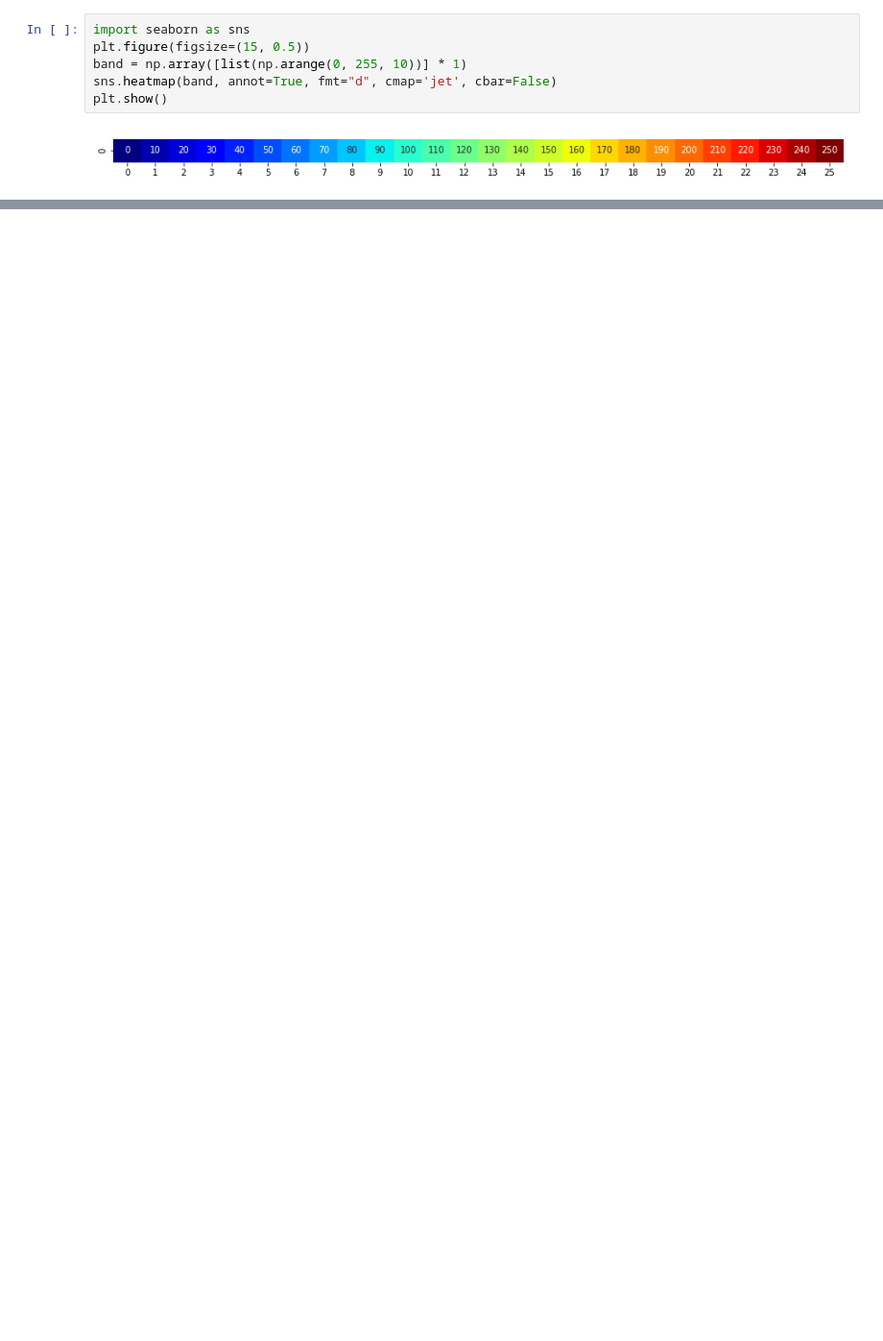
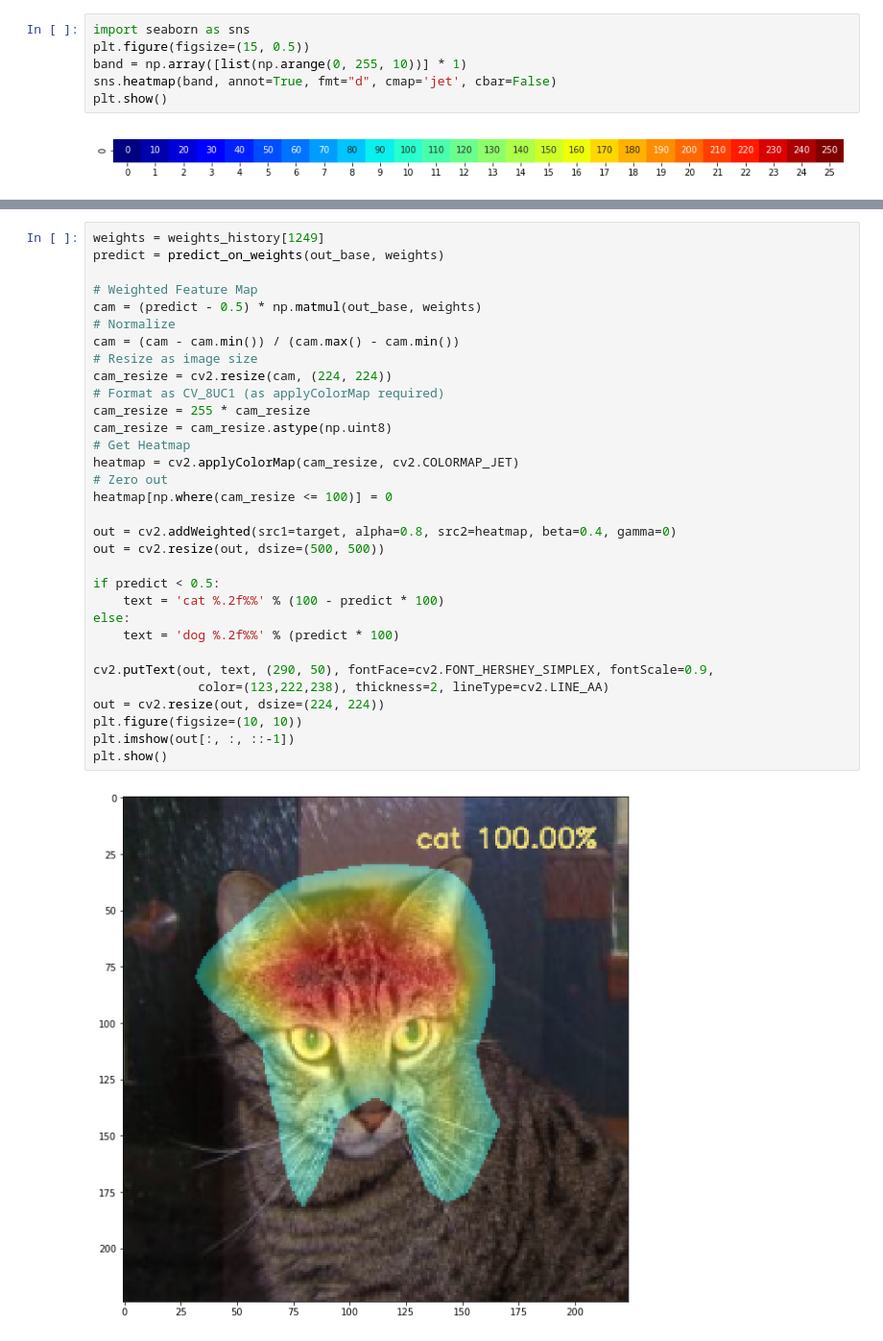
Before and after one commit to mtyylx/MLND, a Jupyter notebook: P6_Dogs_VS_Cats/Class Activation Map Visualizations.ipynb, the cells around one changed output, grey strips where cells are left out. Shown at 96% size. Cells and saved outputs as stored; diff of their text form; blank space fills up the shorter version.

```diff
--- a/P6_Dogs_VS_Cats/Class Activation Map Visualizations.ipynb
+++ b/P6_Dogs_VS_Cats/Class Activation Map Visualizations.ipynb
@@ -213,0 +250,34 @@ cv2.destroyAllWindows()
+# %%
+weights = weights_history[1249]
+predict = predict_on_weights(out_base, weights)
+
+# Weighted Feature Map
+cam = (predict - 0.5) * np.matmul(out_base, weights)
+# Normalize
+cam = (cam - cam.min()) / (cam.max() - cam.min())
+# Resize as image size
+cam_resize = cv2.resize(cam, (224, 224))
+# Format as CV_8UC1 (as applyColorMap required)
+cam_resize = 255 * cam_resize
+cam_resize = cam_resize.astype(np.uint8)
+# Get Heatmap
+heatmap = cv2.applyColorMap(cam_resize, cv2.COLORMAP_JET)
+# Zero out
+heatmap[np.where(cam_resize <= 100)] = 0
+
+out = cv2.addWeighted(src1=target, alpha=0.8, src2=heatmap, beta=0.4, gamma=0)
+out = cv2.resize(out, dsize=(500, 500))
+
+if predict < 0.5:
+    text = 'cat %.2f%%' % (100 - predict * 100)
+else:
+    text = 'dog %.2f%%' % (predict * 100)
+
+cv2.putText(out, text, (290, 50), fontFace=cv2.FONT_HERSHEY_SIMPLEX, fontScale=0.9,
+              color=(123,222,238), thickness=2, lineType=cv2.LINE_AA)
+out = cv2.resize(out, dsize=(224, 224))
+plt.figure(figsize=(10, 10))
+plt.imshow(out[:, :, ::-1])
+plt.show()
+# %% [output]
+[figure, added]
```
Also changed, not shown: parts of 13 cells of this notebook.
